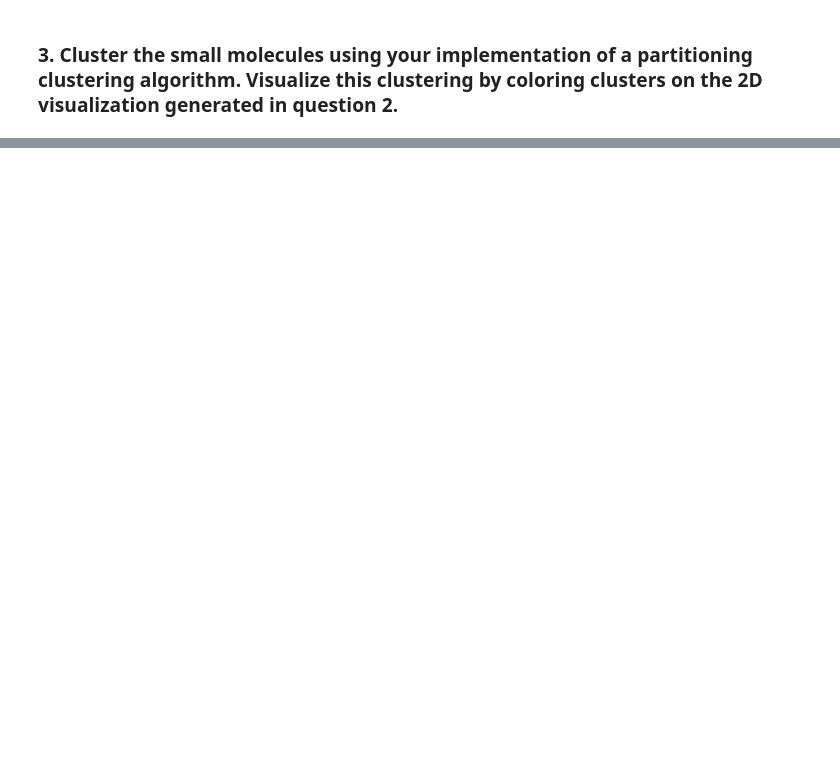
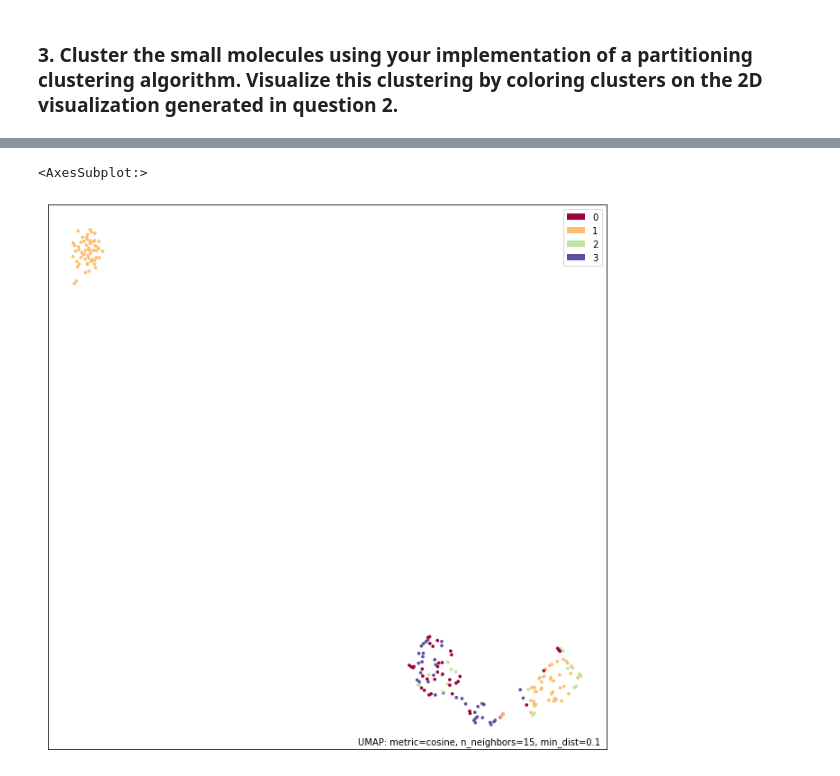
Before and after one commit to maggietsui/Project2, a Jupyter notebook: Untitled.ipynb, the cells around one changed output, grey strips where cells are left out. Drawn from its saved outputs; the diff is of its cells as text; code cells hidden in the pictures; blank space fills up the shorter version.

```diff
--- a/Untitled.ipynb
+++ b/Untitled.ipynb
@@ -680,0 +414,5 @@ hc =
+# %%
+pc = PartitionClustering()
+ligands = pc.get_ligands(len(table))
+clusters = pc.cluster(ligands, k=4)
+clusters
@@ -680,0 +443,5 @@ hc =
+# %%
+umap.plot.points(mapper, np.array(clusters))
+# %% [output]
+<AxesSubplot:>
+[figure, added]
```
Also changed, not shown: parts of 76 cells of this notebook.
